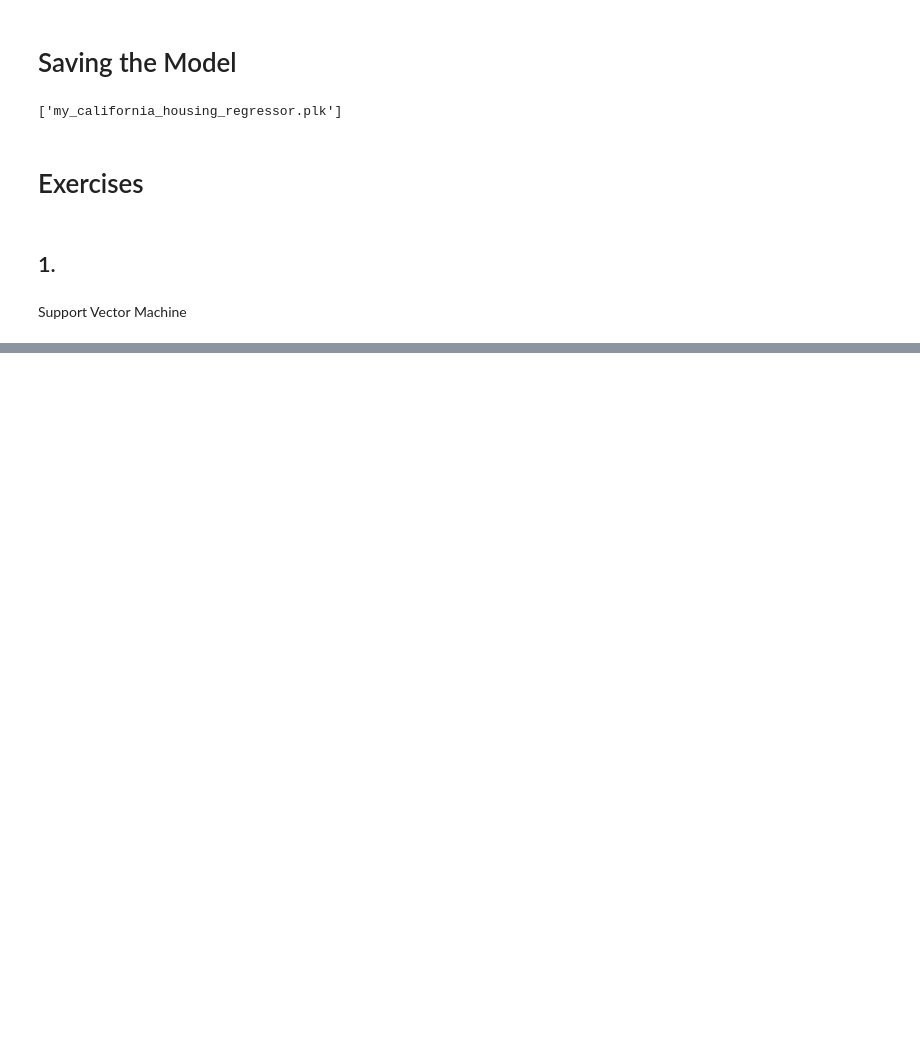
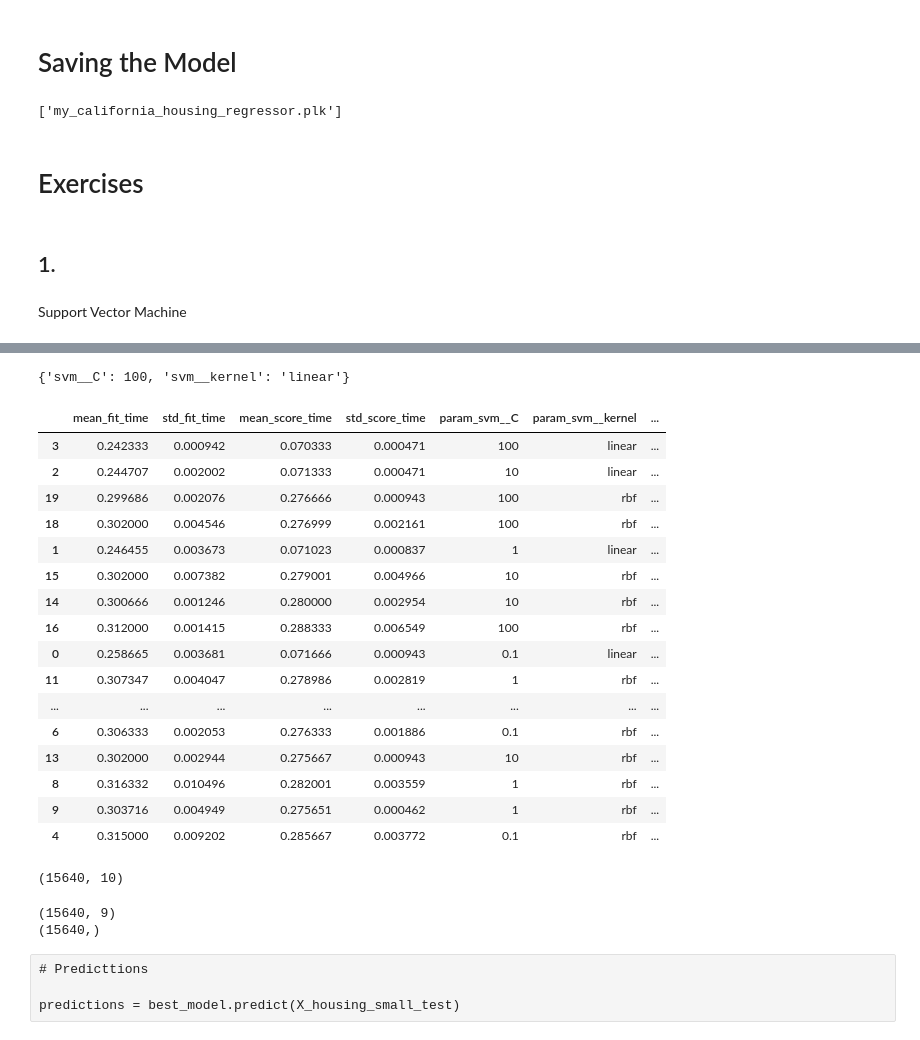
Before and after one commit to F-Fer/HOML-3_Exercises, a Jupyter notebook: MySolutions/Chapter-2/Chapter-2.ipynb, the cells around one changed output, grey strips where cells are left out. Cells and saved outputs as stored; diff of their text form; code cells hidden in the pictures; blank space fills up the shorter version.

```diff
--- a/MySolutions/Chapter-2/Chapter-2.ipynb
+++ b/MySolutions/Chapter-2/Chapter-2.ipynb
@@ -833,0 +843,5 @@ housing_small.shape
+# %%
+X_housing_small = housing_small.drop(["median_house_value"], axis=1)
+y_housing_small = housing_small["median_house_value"]
+print(X_housing_small.shape)
+print(y_housing_small.shape)
@@ -847,3 +882,28 @@ preprocessing = make_column_transformer(
     (num_preprocessing, make_column_selector(dtype_include=np.number)),
     (cat_preprocessing, make_column_selector(dtype_include=object))
 )
+# %%
+model = Pipeline([
+    ("preprocessing", preprocessing),
+    ("svm", SVR())
+])
+# %%
+# Grid Search Cross Validation
+
+from sklearn.model_selection import GridSearchCV
+from scipy.stats import randint
+
+# This will train a model 20 times (4 + 4 * 4)
+param_grid = [
+    {
+    "svm__kernel": ["linear"],
+    "svm__C": [0.1, 1, 10, 100],
+    }, {
+    "svm__kernel": ["rbf"],
+    "svm__C": [0.1, 1, 10, 100],
+    "svm__gamma": [1e-3, 1e-4, 'scale', 'auto']
+    }]
+
+grid_search = GridSearchCV(model, param_grid=param_grid, scoring="neg_root_mean_squared_error", cv=3)
+# %%
+grid_search.fit(X_housing_small, y_housing_small)
@@ -849,0 +928,28 @@ preprocessing = make_column_transformer(
+# %%
+# Looking at the best results
+
+grid_search.best_params_
+# %% [output]
+{'svm__C': 100, 'svm__kernel': 'linear'}
+# %%
+cv_res = pd.DataFrame(grid_search.cv_results_)
+cv_res.sort_values(by="mean_test_score", ascending=False, inplace=True)
+cv_res.head(-1)
+# %% [output]
+|  | mean_fit_time | std_fit_time | mean_score_time | std_score_time | param_svm__C | param_svm__kernel | ... |
+| 3 | 0.242333 | 0.000942 | 0.070333 | 0.000471 | 100 | linear | ... |
+| 2 | 0.244707 | 0.002002 | 0.071333 | 0.000471 | 10 | linear | ... |
+| 19 | 0.299686 | 0.002076 | 0.276666 | 0.000943 | 100 | rbf | ... |
+| 18 | 0.302000 | 0.004546 | 0.276999 | 0.002161 | 100 | rbf | ... |
+| 1 | 0.246455 | 0.003673 | 0.071023 | 0.000837 | 1 | linear | ... |
+| 15 | 0.302000 | 0.007382 | 0.279001 | 0.004966 | 10 | rbf | ... |
+| 14 | 0.300666 | 0.001246 | 0.280000 | 0.002954 | 10 | rbf | ... |
+| 16 | 0.312000 | 0.001415 | 0.288333 | 0.006549 | 100 | rbf | ... |
+| 0 | 0.258665 | 0.003681 | 0.071666 | 0.000943 | 0.1 | linear | ... |
+| 11 | 0.307347 | 0.004047 | 0.278986 | 0.002819 | 1 | rbf | ... |
+| ... | ... | ... | ... | ... | ... | ... | ... |
+| 6 | 0.306333 | 0.002053 | 0.276333 | 0.001886 | 0.1 | rbf | ... |
+| 13 | 0.302000 | 0.002944 | 0.275667 | 0.000943 | 10 | rbf | ... |
+| 8 | 0.316332 | 0.010496 | 0.282001 | 0.003559 | 1 | rbf | ... |
+| 9 | 0.303716 | 0.004949 | 0.275651 | 0.000462 | 1 | rbf | ... |
+| 4 | 0.315000 | 0.009202 | 0.285667 | 0.003772 | 0.1 | rbf | ... |
@@ -849,0 +958,20 @@ preprocessing = make_column_transformer(
+# %%
+# Creating Test Set
+
+housing_small_test = housing[5000:]
+
+housing_small_test.shape
+# %% [output]
+(15640, 10)
+# %%
+X_housing_small_test = housing_small_test.drop(["median_house_value"], axis=1)
+y_housing_small_test = housing_small_test["median_house_value"].copy()
+print(X_housing_small_test.shape)
+print(y_housing_small_test.shape)
+# %% [output]
+(15640, 9)
+(15640,)
+# %% [raw]
+# Predicttions
+
+predictions = best_model.predict(X_housing_small_test)
```
Also changed, not shown: parts of 30 cells of this notebook.
